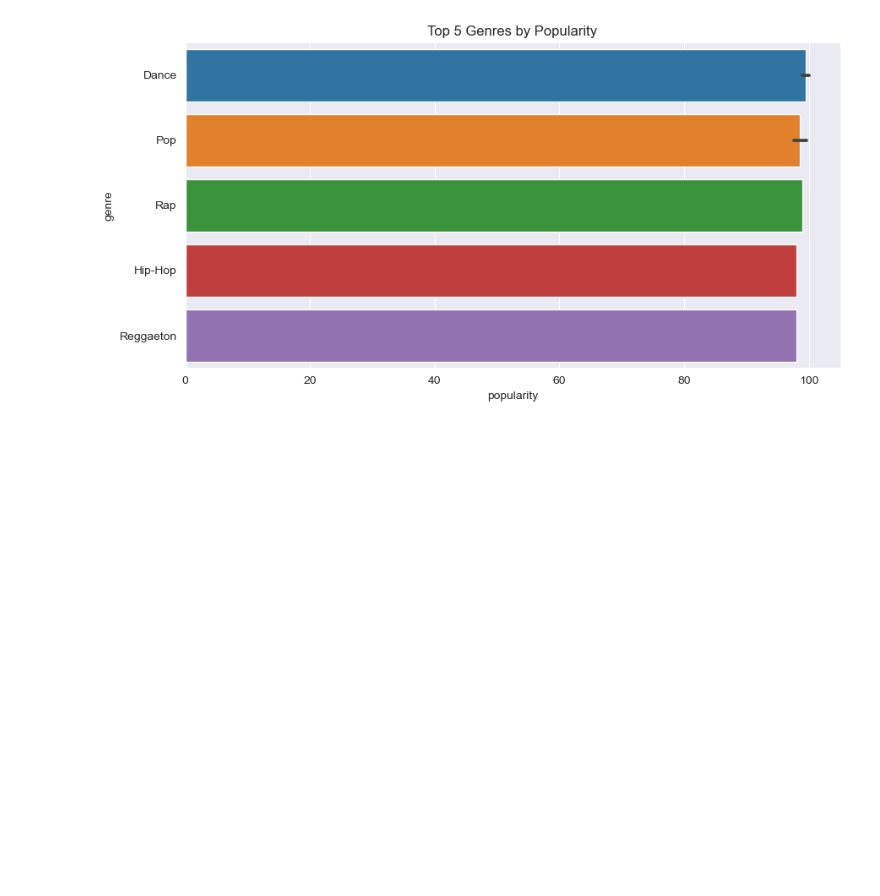
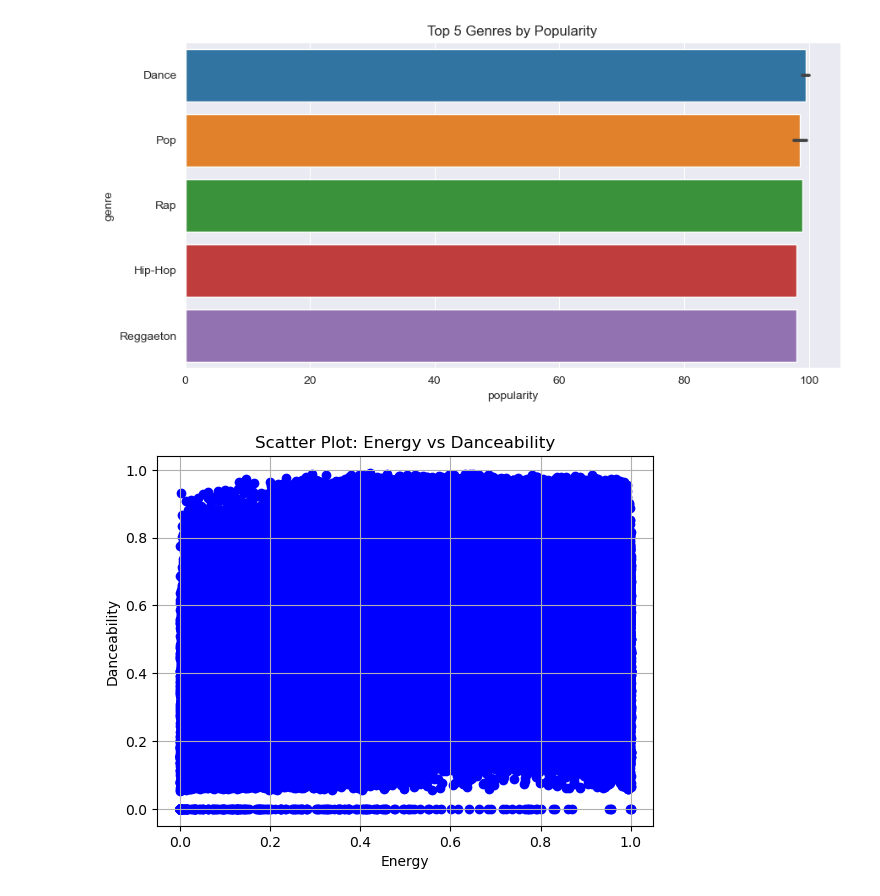
Before and after one commit to Bhimsendabby/Assignment_4_deployment_of_ai, a Jupyter notebook: data-preprocessing.ipynb, the cells around one changed output. Cells and saved outputs as stored; diff of their text form; code cells hidden in the pictures; blank space fills up the shorter version.

Commit message:
adding a rough graph

```diff
--- a/data-preprocessing.ipynb
+++ b/data-preprocessing.ipynb
@@ -47,7 +53,7 @@ time_signature: Number of beats in each bar of the track.
 import numpy as np
 import pandas as pd
 # %%
-df = pd.read_csv(r"/Users/hemanthalaparthi/Downloads/Spotify_Dataset/tracks.csv")
+df = pd.read_csv(r"C:/Users/bhimsendabby/Downloads/archive (2)/tracks.csv")
 # %%
 df.head()
 # %% [output]
@@ -300,3 +306,23 @@ sns.barplot(y= 'genre', x='popularity', data = famous).set(title= "Top 5 Genres
 # %% [output]
 [Text(0.5, 1.0, 'Top 5 Genres by Popularity')]
 [figure]
+# %%
+import matplotlib.pyplot as plt
+
+
+# Extracting energy and danceability columns
+energy = df['energy']
+danceability = df['danceability']
+
+# Create scatter plot
+plt.scatter(energy, danceability, color='blue', marker='o')
+# Add labels and title
+plt.xlabel('Energy')
+plt.ylabel('Danceability')
+plt.title('Scatter Plot: Energy vs Danceability')
+# Show plot
+plt.grid(True)
+plt.show()
+plt.show()
+# %% [output]
+[figure, added]
```
Also changed, not shown: parts of 1 cell of this notebook.
